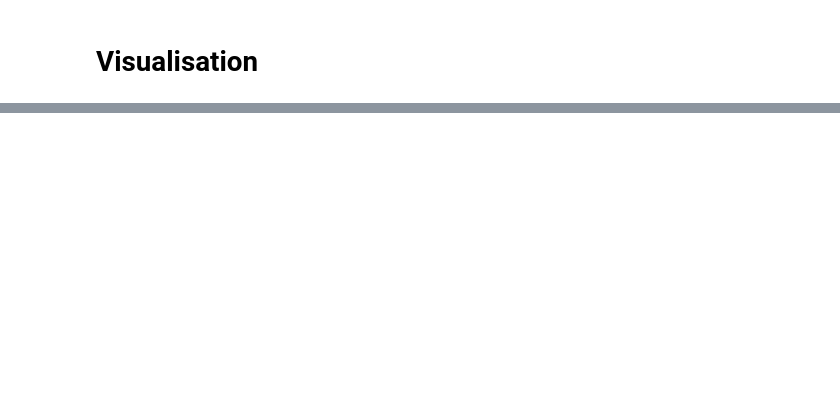
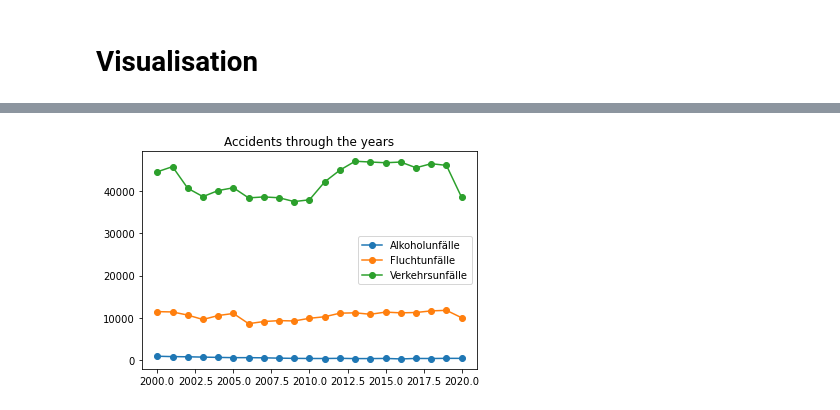
Before and after one commit to RusheelIyer/DPS, a Jupyter notebook: Accident Predictor.ipynb, the cells around one changed output, grey strips where cells are left out. Drawn from its saved outputs; the diff is of its cells as text; code cells hidden in the pictures; blank space fills up the shorter version.

```diff
--- a/Accident Predictor.ipynb
+++ b/Accident Predictor.ipynb
@@ -137,0 +160,10 @@ plt.show()
+# %%
+plt.title("Accidents through the years")
+
+for typ in types:
+    plt.plot("JAHR", "WERT", '-o', data=df[(df.AUSPRAEGUNG == "insgesamt") & (df.MONAT == "Summe") & (df.MONATSZAHL == typ)], label=typ)
+
+plt.legend()
+plt.show()
+# %% [output]
+[figure, added]
```
Also changed, not shown: parts of 8 cells of this notebook.
